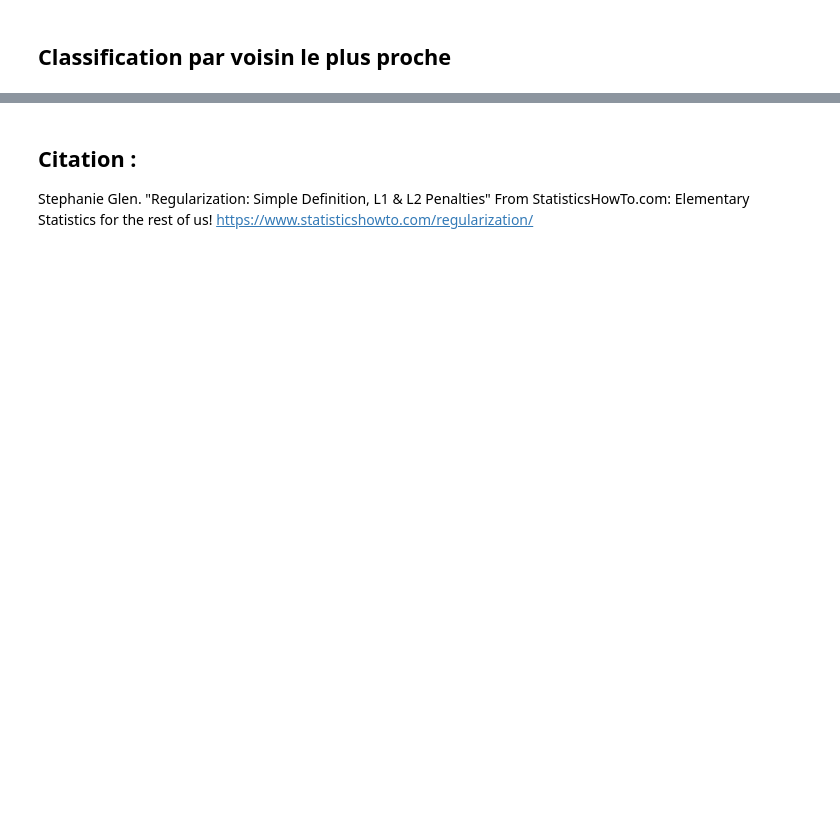
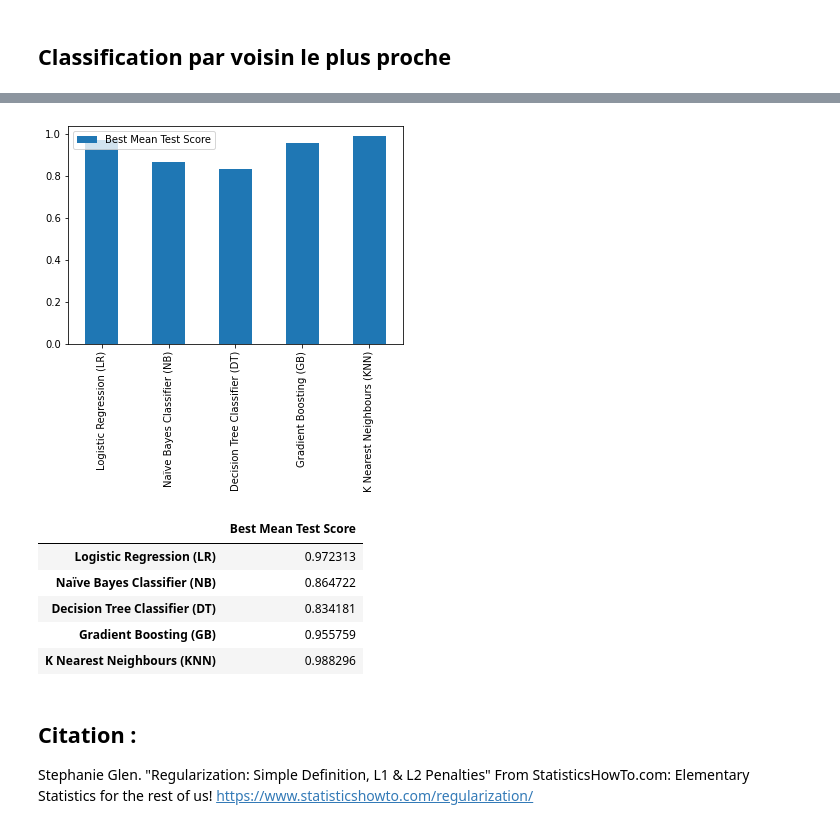
Before and after one commit to Julien-Faure/mines-ai-number-recognition-project, a Jupyter notebook: report.ipynb, the cells around one changed output, grey strips where cells are left out. Saved outputs shown, nothing was run; the diff lists cells and outputs as text; code cells hidden in the pictures; blank space fills up the shorter version.

```diff
--- a/report.ipynb
+++ b/report.ipynb
@@ -274,8 +296,12 @@ DT_params['criterion'] = ["gini", "entropy"]
 DT_params['splitter'] = ["best", "random"]
 
 kFold = RepeatedStratifiedKFold(n_splits=5, n_repeats=3, random_state=1)
-RCV = RandomizedSearchCV(DT_model, DT_params, n_iter=50, scoring='accuracy', n_jobs=-1, cv=kFold, random_state=1)
+RCV = RandomizedSearchCV(DT_model, DT_params, n_iter=32, scoring='accuracy', n_jobs=-1, cv=kFold, random_state=1)
 
 DT = RCV.fit(x_train, y_train)
 cv_results = pd.DataFrame(DT.cv_results_)
+
+# Stockage du meilleur résultat dans le tableau des résultats
+Evaluation_Results.iloc[2]['Best Mean Test Score'] = max(cv_results['mean_test_score'])
+
 cv_results
@@ -296,4 +346,8 @@ RCV = RandomizedSearchCV(GB_model, GB_params, n_iter=36, scoring='accuracy', n_j
 
 GB = RCV.fit(x_train, y_train)
 cv_results = pd.DataFrame(GB.cv_results_)
+
+# Stockage du meilleur résultat dans le tableau des résultats
+Evaluation_Results.iloc[3]['Best Mean Test Score'] = max(cv_results['mean_test_score'])
+
 cv_results
@@ -318,5 +390,9 @@ RCV = RandomizedSearchCV(KNN_model, KNN_params, n_iter=50, scoring='accuracy', n
 
 KNN = RCV.fit(x_train, y_train)
 cv_results = pd.DataFrame(KNN.cv_results_)
+
+# Stockage du meilleur résultat dans le tableau des résultats
+Evaluation_Results.iloc[4]['Best Mean Test Score'] = max(cv_results['mean_test_score'])
+
 cv_results
 # %% [output]
@@ -324,3 +416,17 @@ KeyboardInterrupt
+# %%
+df = pd.DataFrame(Evaluation_Results)
+df.plot(kind = 'bar')
+plt.show()
+
+Evaluation_Results
+# %% [output]
+[figure, added]
+|  | Best Mean Test Score |
+| Logistic Regression (LR) | 0.972313 |
+| Naïve Bayes Classifier (NB) | 0.864722 |
+| Decision Tree Classifier (DT) | 0.834181 |
+| Gradient Boosting (GB) | 0.955759 |
+| K Nearest Neighbours (KNN) | 0.988296 |
 # %% [markdown]
 ## Citation :
 Stephanie Glen. "Regularization: Simple Definition, L1 & L2 Penalties" From StatisticsHowTo.com: Elementary Statistics for the rest of us! https://www.statisticshowto.com/regularization/
```
Also changed, not shown: parts of 9 cells of this notebook.
